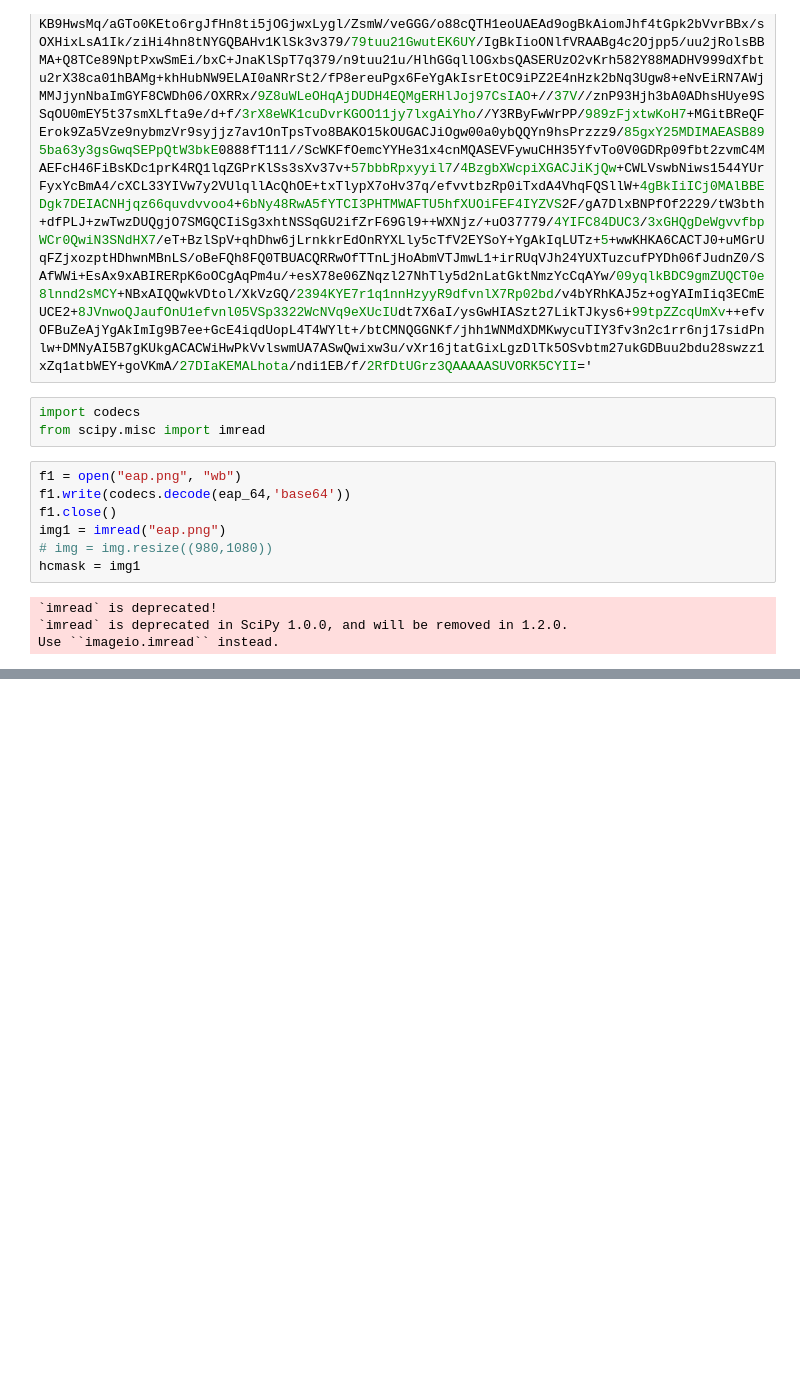
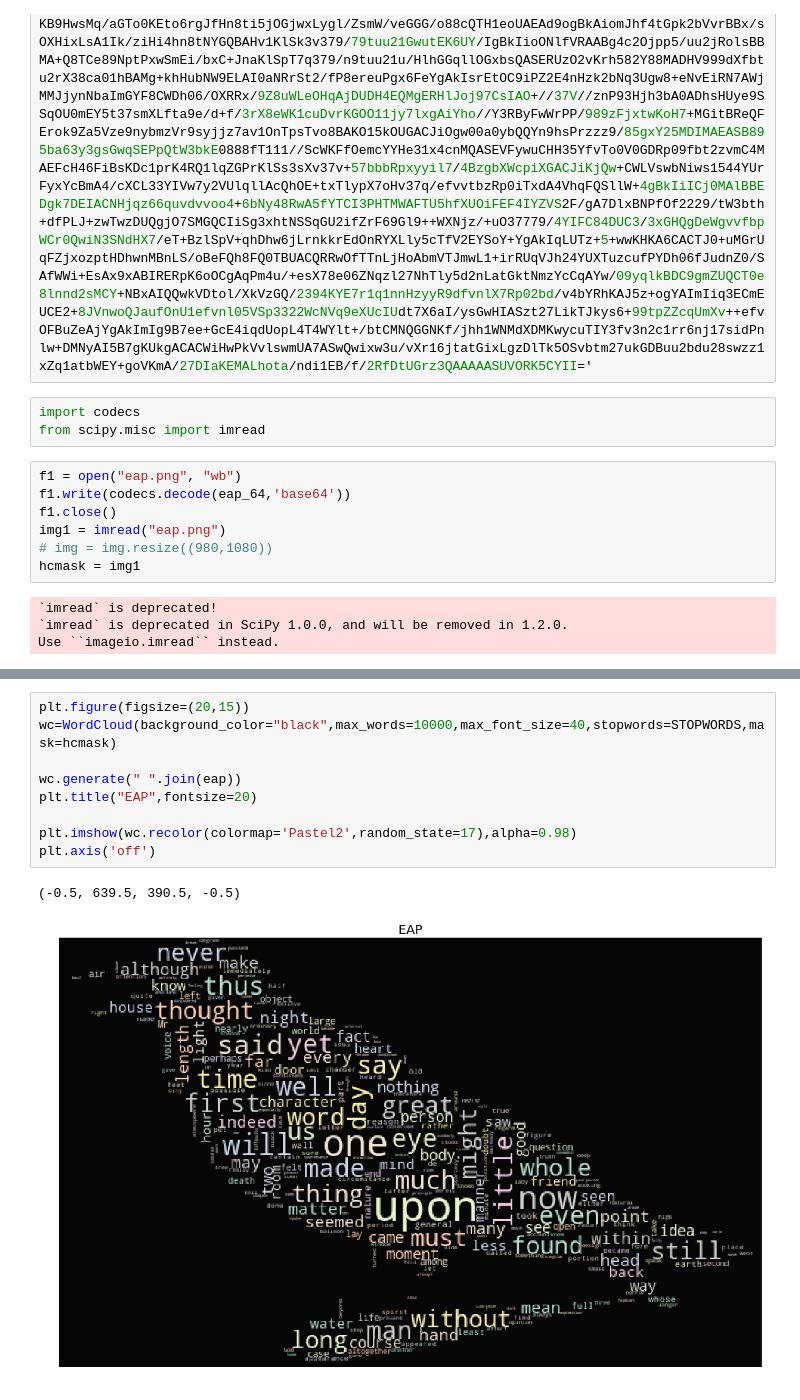
Before and after one commit to innovator-arjun/Data_Science, a Jupyter notebook: Spooky Author Identification/Spooky Author.ipynb, the cells around one changed output, grey strips where cells are left out. Cells and saved outputs as stored; diff of their text form; blank space fills up the shorter version.

```diff
--- a/Spooky Author Identification/Spooky Author.ipynb
+++ b/Spooky Author Identification/Spooky Author.ipynb
@@ -175,0 +195,12 @@ plt.axis('off')
+# %%
+plt.figure(figsize=(20,15))
+wc=WordCloud(background_color="black",max_words=10000,max_font_size=40,stopwords=STOPWORDS,mask=hcmask)
+
+wc.generate(" ".join(eap))
+plt.title("EAP",fontsize=20)
+
+plt.imshow(wc.recolor(colormap='Pastel2',random_state=17),alpha=0.98)
+plt.axis('off')
+# %% [output]
+(-0.5, 639.5, 390.5, -0.5)
+[figure, added]
```
Also changed, not shown: parts of 4 cells of this notebook, 2 other files.
